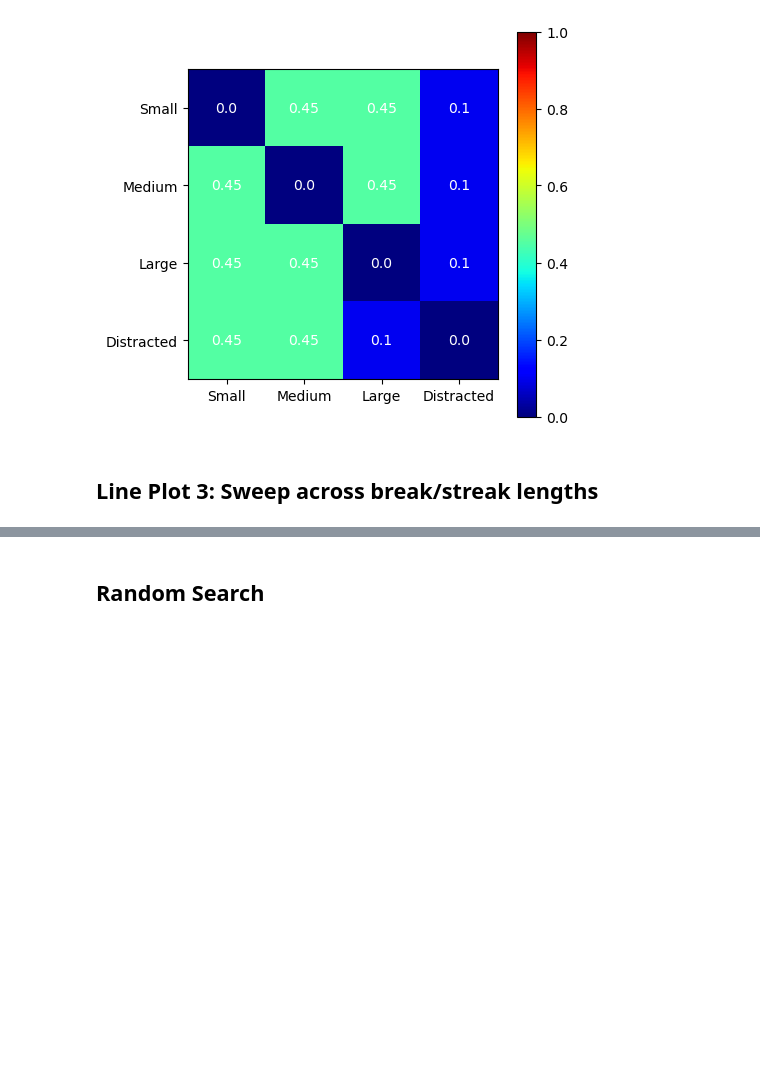
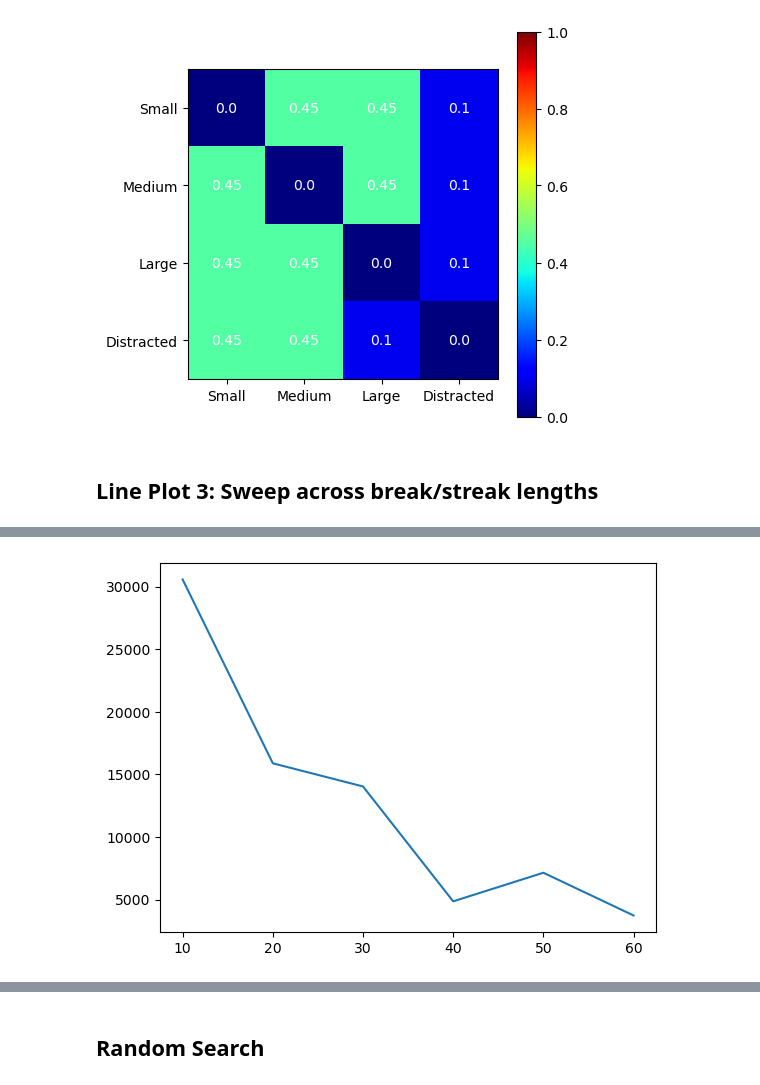
Before and after one commit to seemabaddam/cs6795-project, a Jupyter notebook: MDP test.ipynb, the cells around one changed output, grey strips where cells are left out. Saved outputs shown, nothing was run; the diff lists cells and outputs as text; code cells hidden in the pictures; blank space fills up the shorter version.

```diff
--- a/MDP test.ipynb
+++ b/MDP test.ipynb
@@ -923,0 +1012,8 @@ Running 1000 episodes
+# %%
+score = [np.mean(e.score) for e in EP]
+
+
+plt.plot(lengths, score)
+plt.show()
+# %% [output]
+[figure, added]
```
Also changed, not shown: parts of 25 cells of this notebook.
